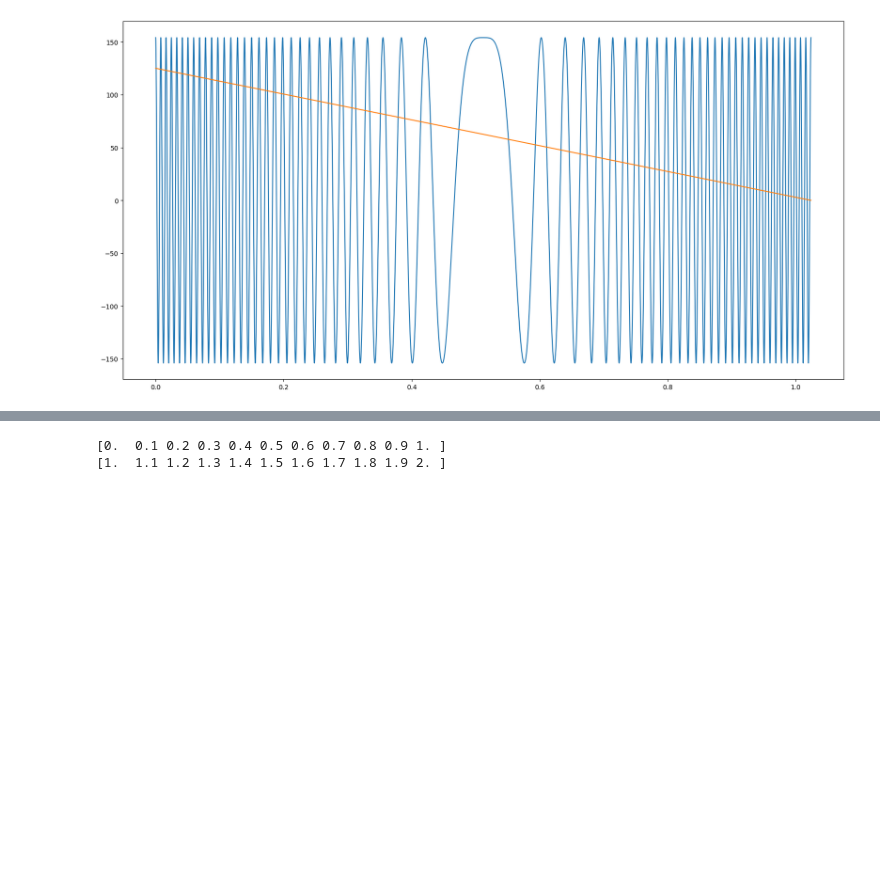
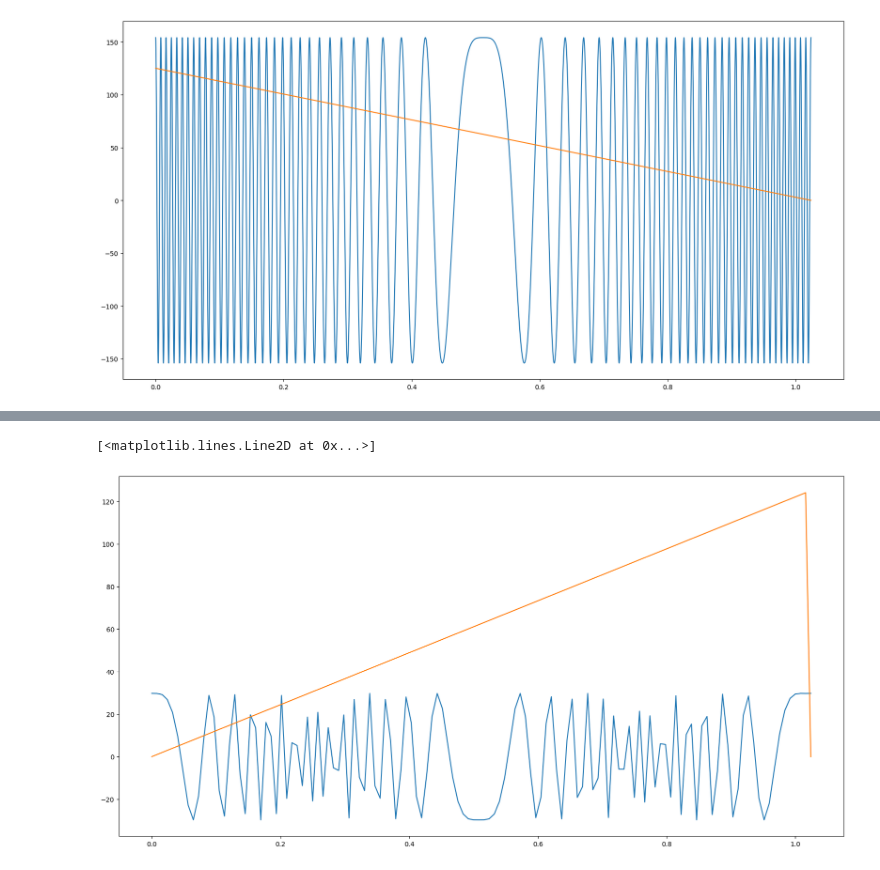
Before and after one commit to stefaema/LoRaSimulator, a Jupyter notebook: prototype.ipynb, the cells around one changed output, grey strips where cells are left out. Drawn from its saved outputs; the diff is of its cells as text; code cells hidden in the pictures; blank space fills up the shorter version.

```diff
--- a/prototype.ipynb
+++ b/prototype.ipynb
@@ -354,8 +324,8 @@ simbolos erroneos [0, 1, 2, 56, 57, 58, 59, 60, 61, 62, 63, 64, 65, 66, 67, 68,
-# %%
-a = np.linspace(0,1,11)
-b = np.linspace(1,2,11)
-print(a)
-print(b)
-# %% [output]
-[0.  0.1 0.2 0.3 0.4 0.5 0.6 0.7 0.8 0.9 1. ]
-[1.  1.1 1.2 1.3 1.4 1.5 1.6 1.7 1.8 1.9 2. ]
+# %%
+t,s,f=l_mod.modulate_symbols([LoraReservedArtifacts.FULL_UPCHIRP], True)
+plt.figure(figsize=(20,10))
+plt.plot(t, 100*np.real(s))
+plt.plot(t, f)
+# %% [output]
+[<matplotlib.lines.Line2D at 0x...>]
+[figure, added]
```
Also changed, not shown: parts of 4 cells of this notebook.
